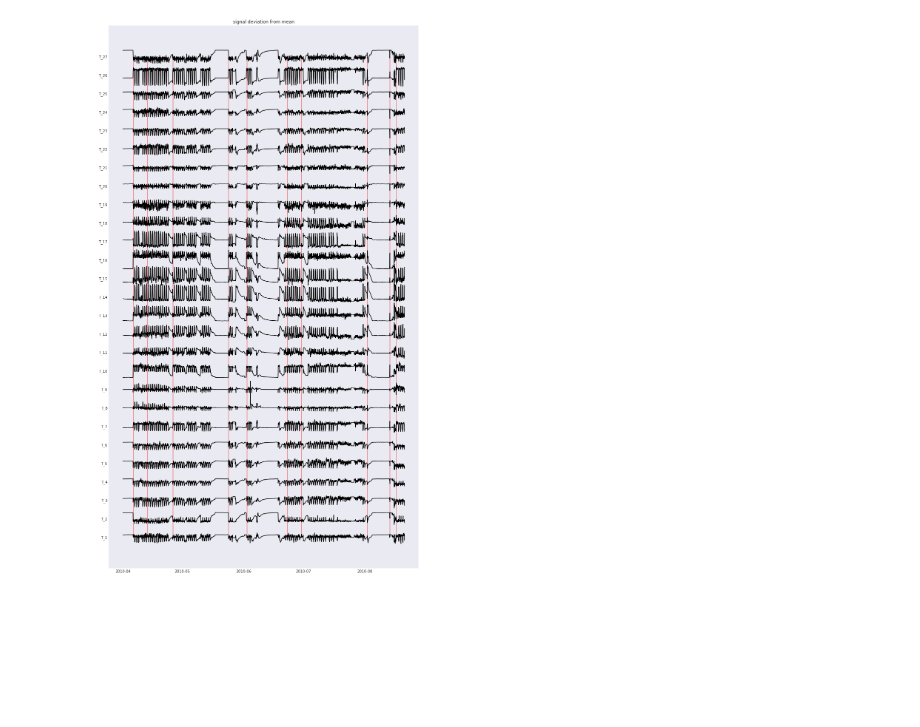
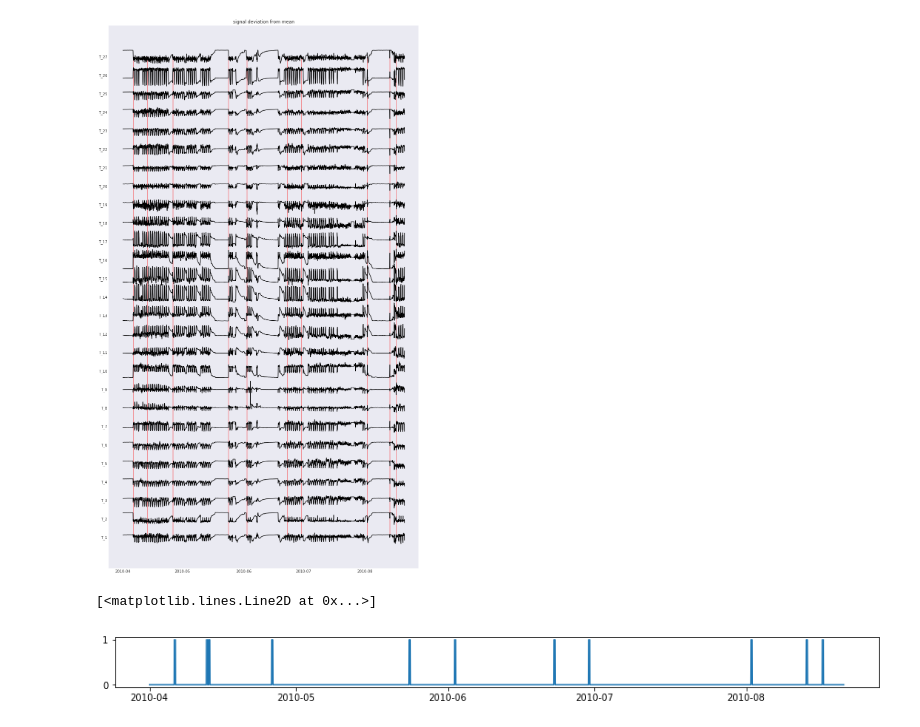
Before and after one commit to rtbs-dev/phm-feature-maker, a Jupyter notebook: pomegranate_hmm.ipynb, the cells around one changed output. Drawn from its saved outputs; the diff is of its cells as text; code cells hidden in the pictures; blank space fills up the shorter version.

```diff
--- a/pomegranate_hmm.ipynb
+++ b/pomegranate_hmm.ipynb
@@ -323,2 +348,15 @@ with sns.axes_style('dark'):
 # %% [output]
 [figure]
+# %%
+target = pd.Series(index=dfr.index, data=0)
+for n,t in ref.date_time.iteritems():
+    start_date= t-pd.Timedelta(hours=6)
+    end_date = t
+    mask = (dfr.index > start_date) & (dfr.index <= end_date)
+    times=dfr[mask].index
+    target.loc[times] = 1
+plt.figure(figsize=(15,1))
+plt.plot(target)
+# %% [output]
+[<matplotlib.lines.Line2D at 0x...>]
+[figure, added]
```
Also changed, not shown: parts of 25 cells of this notebook, 1 other file.
